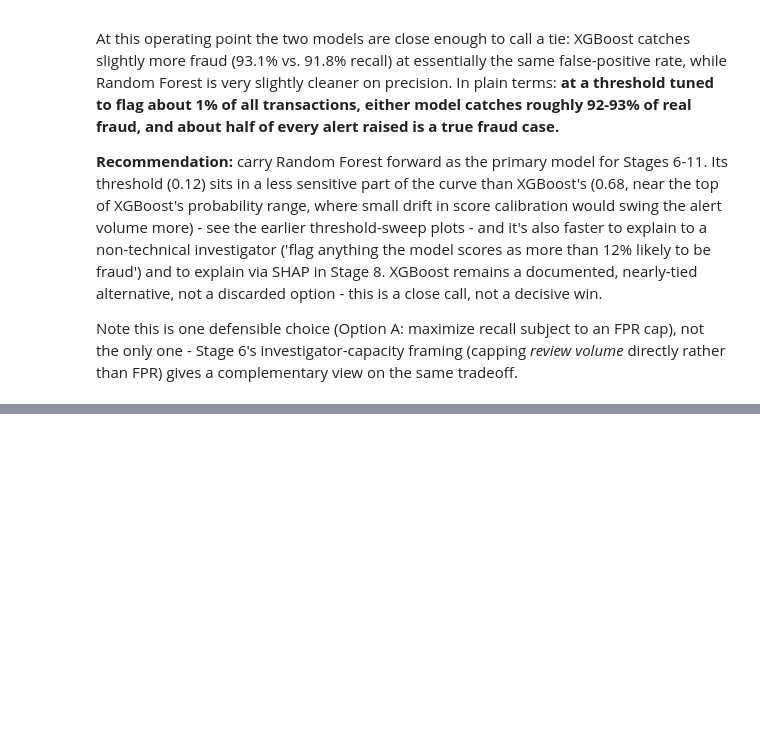
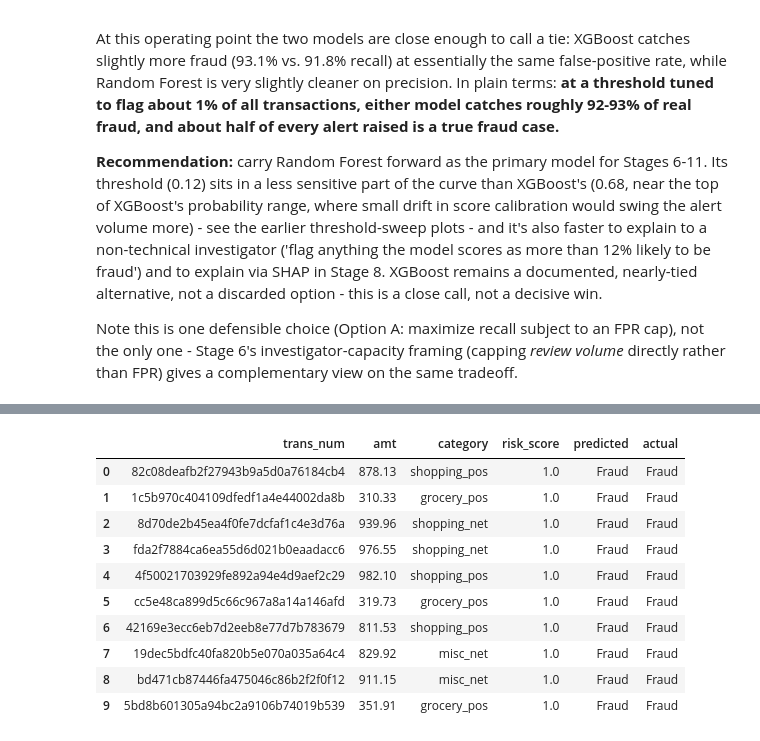
Before and after one commit to Ahussein9817/CreditCardFraudDetection, a Jupyter notebook: notebooks/03_threshold_analysis.ipynb, the cells around one changed output, grey strips where cells are left out. Drawn from its saved outputs; the diff is of its cells as text; code cells hidden in the pictures; blank space fills up the shorter version.

```diff
--- a/notebooks/03_threshold_analysis.ipynb
+++ b/notebooks/03_threshold_analysis.ipynb
@@ -179,0 +184,20 @@ Note this is one defensible choice (Option A: maximize recall subject to an FPR
+# %%
+risk_queue = val_split[['trans_num', 'amt', 'category']].copy()
+risk_queue['risk_score'] = probas['Random Forest']
+risk_queue['predicted'] = np.where(risk_queue['risk_score'] >= 0.12, 'Fraud', 'Legitimate')
+risk_queue['actual'] = np.where(y_val.values == 1, 'Fraud', 'Legitimate')
+risk_queue = risk_queue.sort_values('risk_score', ascending=False).reset_index(drop=True)
+
+risk_queue.head(10)
+# %% [output]
+|  | trans_num | amt | category | risk_score | predicted | actual |
+| 0 | 82c08deafb2f27943b9a5d0a76184cb4 | 878.13 | shopping_pos | 1.0 | Fraud | Fraud |
+| 1 | 1c5b970c404109dfedf1a4e44002da8b | 310.33 | grocery_pos | 1.0 | Fraud | Fraud |
+| 2 | 8d70de2b45ea4f0fe7dcfaf1c4e3d76a | 939.96 | shopping_net | 1.0 | Fraud | Fraud |
+| 3 | fda2f7884ca6ea55d6d021b0eaadacc6 | 976.55 | shopping_net | 1.0 | Fraud | Fraud |
+| 4 | 4f50021703929fe892a94e4d9aef2c29 | 982.10 | shopping_pos | 1.0 | Fraud | Fraud |
+| 5 | cc5e48ca899d5c66c967a8a14a146afd | 319.73 | grocery_pos | 1.0 | Fraud | Fraud |
+| 6 | 42169e3ecc6eb7d2eeb8e77d7b783679 | 811.53 | shopping_pos | 1.0 | Fraud | Fraud |
+| 7 | 19dec5bdfc40fa820b5e070a035a64c4 | 829.92 | misc_net | 1.0 | Fraud | Fraud |
+| 8 | bd471cb87446fa475046c86b2f2f0f12 | 911.15 | misc_net | 1.0 | Fraud | Fraud |
+| 9 | 5bd8b601305a94bc2a9106b74019b539 | 351.91 | grocery_pos | 1.0 | Fraud | Fraud |
```
Also changed, not shown: parts of 5 cells of this notebook, 1 other file.
